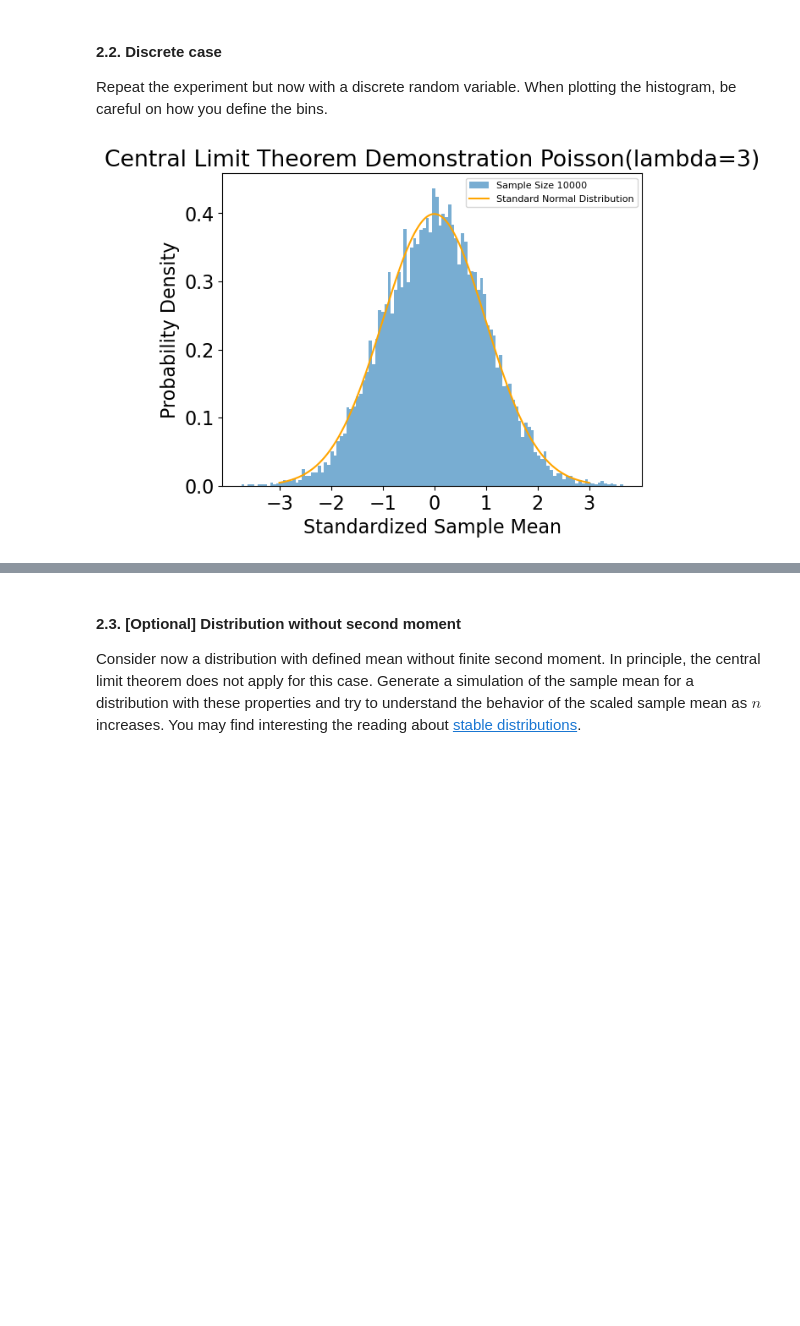
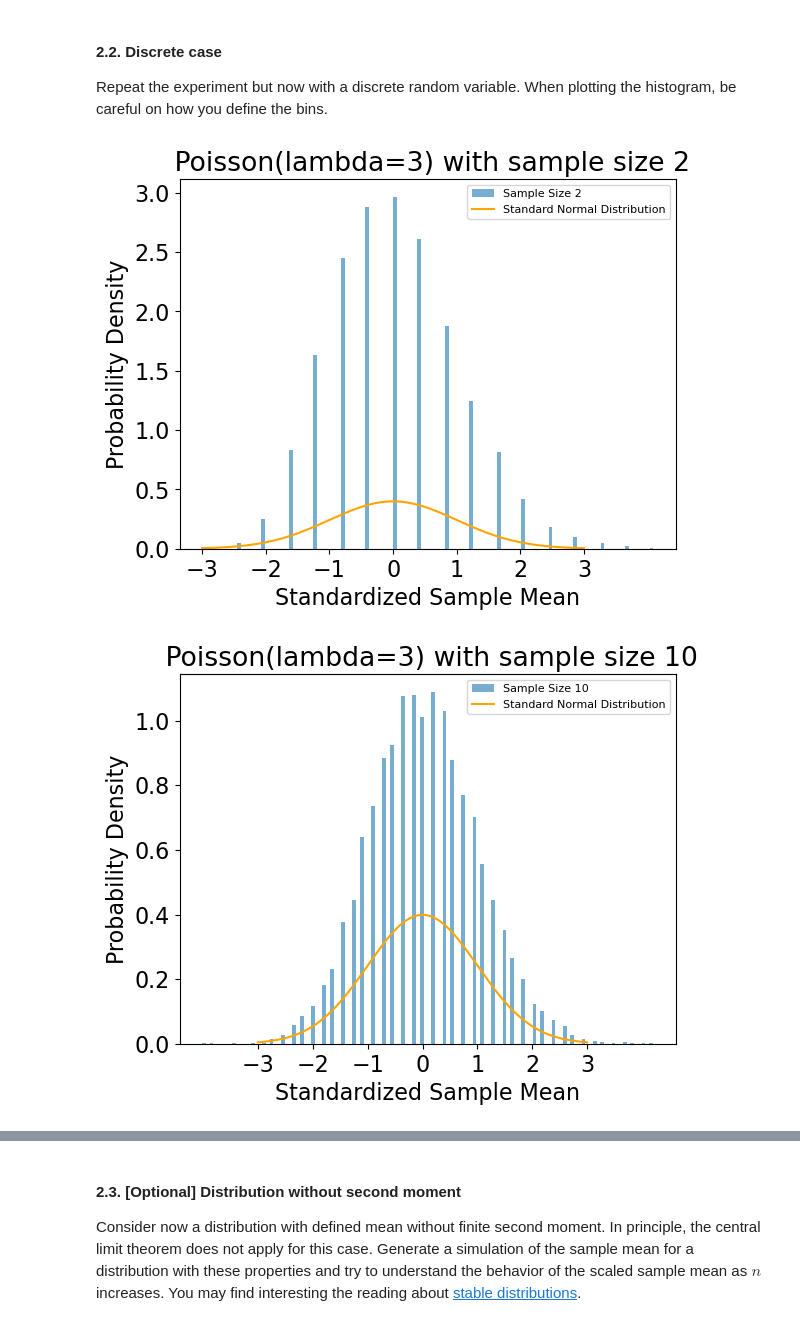
Before and after one commit to UCB-stat-201a-fall23/project02-Hongyi2001, a Jupyter notebook: Project02-Concentration.ipynb, the cells around one changed output, grey strips where cells are left out. Saved outputs shown, nothing was run; the diff lists cells and outputs as text; code cells hidden in the pictures; blank space fills up the shorter version.

```diff
--- a/Project02-Concentration.ipynb
+++ b/Project02-Concentration.ipynb
@@ -268,34 +272,36 @@ plt.show()
 Repeat the experiment but now with a discrete random variable. When plotting the histogram, be careful on how you define the bins.
 # %%
 #use poisson distribution as an example
-sample_mean=[]
-sample_size=10000
-lam = 3
-mu=lam
-variance=lam
-theta=np.sqrt(variance)
-n_sqrt=np.sqrt(sample_size)
+sample_sizes=[2,10,100,1000,10000]
+for sample_size in sample_sizes:
+    sample_mean=[]
+    lam = 3
+    mu=lam
+    variance=lam
+    theta=np.sqrt(variance)
+    n_sqrt=np.sqrt(sample_size)
 
-for i in range(10000):
-    random_poisson_value = np.random.poisson(lam, size=sample_size)
-    mean=np.mean(random_poisson_value)
-    sample_mean.append(n_sqrt*(mean-mu)/theta)
+    for i in range(10000):
+        random_poisson_value = np.random.poisson(lam, size=sample_size)
+        mean=np.mean(random_poisson_value)
+        sample_mean.append(n_sqrt*(mean-mu)/theta)
 
-plt.hist(sample_mean, bins=120, density=True, alpha=0.6, label=f'Sample Size {sample_size}')
+    plt.hist(sample_mean, bins=120, density=True, alpha=0.6, label=f'Sample Size {sample_size}')
 
-# Plot the standard normal distribution for comparison
-x = np.linspace(-3, 3, 10000)
-y = norm.pdf(x, loc=0, scale=1)
-plt.plot(x, y, label='Standard Normal Distribution',color="orange")
+    # Plot the standard normal distribution for comparison
+    x = np.linspace(-3, 3, 10000)
+    y = norm.pdf(x, loc=0, scale=1)
+    plt.plot(x, y, label='Standard Normal Distribution',color="orange")
 
-plt.xticks([-3, -2, -1, 0, 1, 2, 3])
-# Add labels and a legend
-plt.xlabel('Standardized Sample Mean')
-plt.ylabel('Probability Density')
-plt.legend(loc='upper right', fontsize=8)
+    plt.xticks([-3, -2, -1, 0, 1, 2, 3])
+    # Add labels and a legend
+    plt.xlabel('Standardized Sample Mean')
+    plt.ylabel('Probability Density')
+    plt.legend(loc='upper right', fontsize=8)
 
-# Show the plot
-plt.title('Central Limit Theorem Demonstration Poisson(lambda=3)')
-plt.show()
+    # Show the plot
+    plt.title(f' Poisson(lambda=3) with sample size {sample_size}')
+    plt.show()
 # %% [output]
-[figure, old version]
+[figure, new version]
+[figure, added]
```
Also changed, not shown: parts of 3 cells of this notebook.
